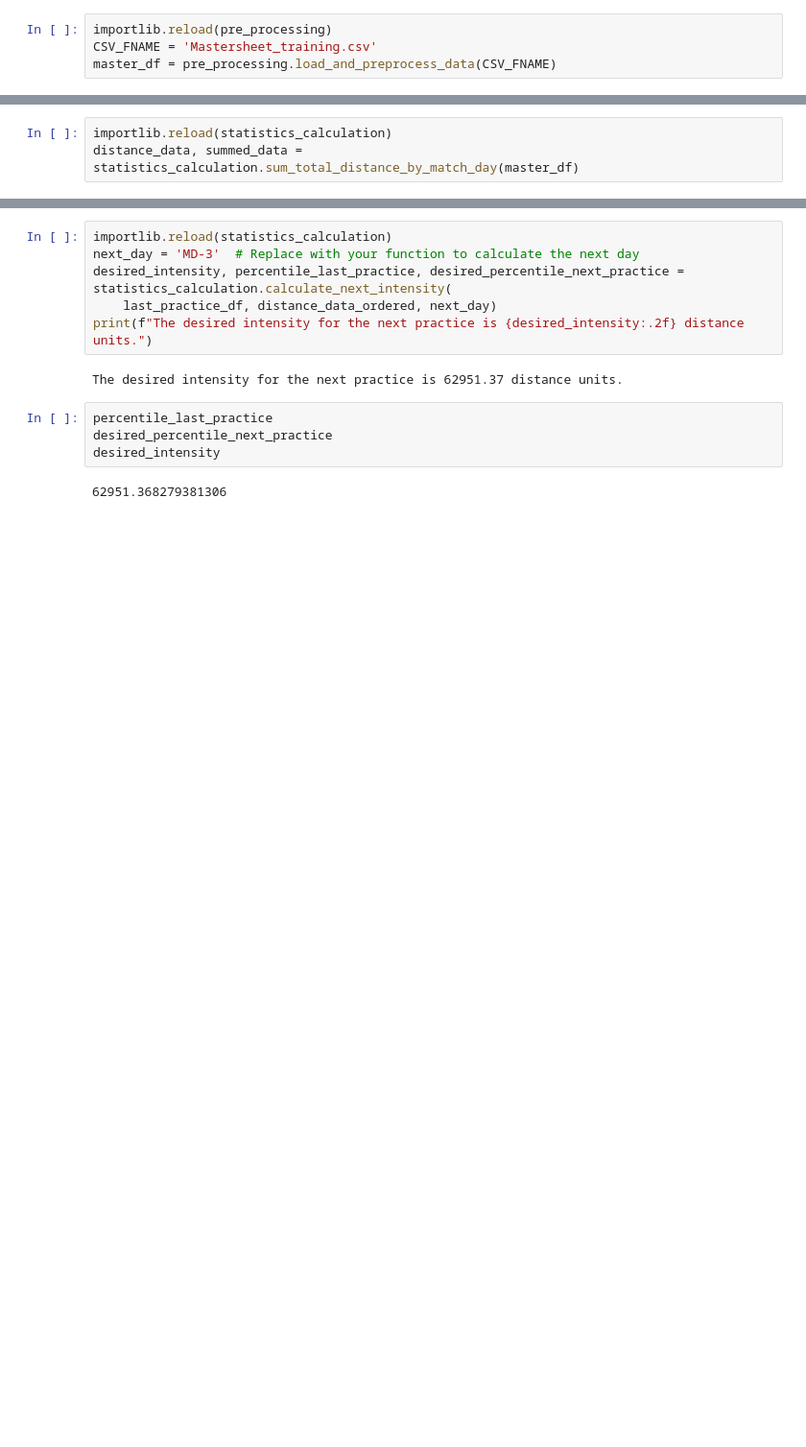
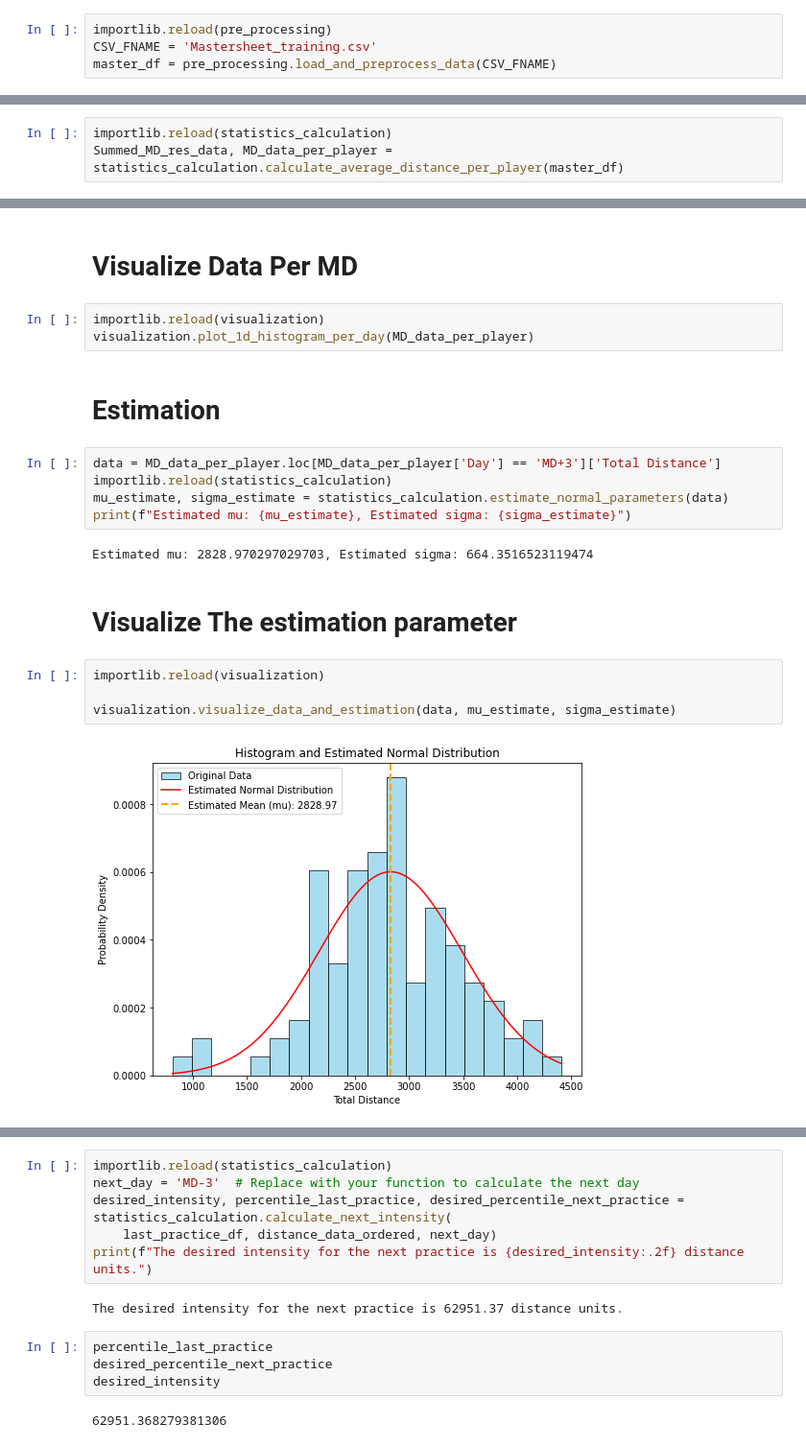
Before and after one commit to Dvirbs/football, a Jupyter notebook: main.ipynb, the cells around one changed output, grey strips where cells are left out. Shown: that part at 96% size. Saved outputs shown, nothing was run; the diff lists cells and outputs as text; blank space fills up the shorter version.

```diff
--- a/main.ipynb
+++ b/main.ipynb
@@ -11,3 +15,3 @@ master_df = pre_processing.load_and_preprocess_data(CSV_FNAME)
 # %%
 importlib.reload(statistics_calculation)
-distance_data, summed_data = statistics_calculation.sum_total_distance_by_match_day(master_df)
+Summed_MD_res_data, MD_data_per_player = statistics_calculation.calculate_average_distance_per_player(master_df)
@@ -45,0 +18,22 @@ distance_data
+# %% [markdown]
+# Visualize Data Per MD
+# %%
+importlib.reload(visualization)
+visualization.plot_1d_histogram_per_day(MD_data_per_player)
+# %% [markdown]
+# Estimation
+# %%
+data = MD_data_per_player.loc[MD_data_per_player['Day'] == 'MD+3']['Total Distance']
+importlib.reload(statistics_calculation)
+mu_estimate, sigma_estimate = statistics_calculation.estimate_normal_parameters(data)
+print(f"Estimated mu: {mu_estimate}, Estimated sigma: {sigma_estimate}")
+# %% [output]
+Estimated mu: 2828.970297029703, Estimated sigma: 664.3516523119474
+# %% [markdown]
+# Visualize The estimation parameter
+# %%
+importlib.reload(visualization)
+
+visualization.visualize_data_and_estimation(data, mu_estimate, sigma_estimate)
+# %% [output]
+[figure, added]
```
Also changed, not shown: parts of 10 cells of this notebook, 2 other files.
